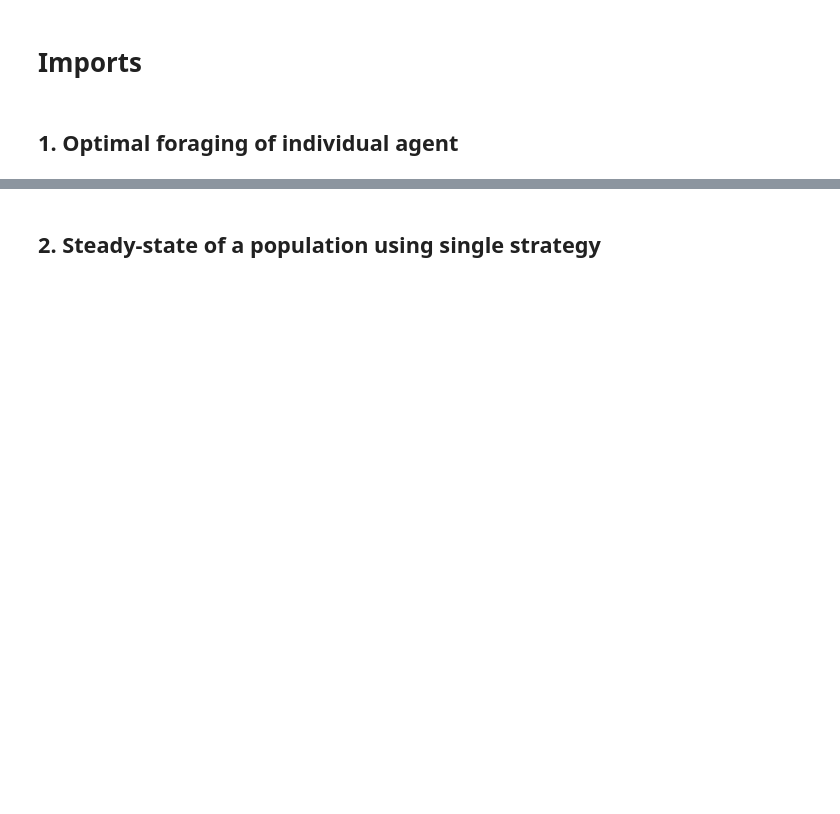
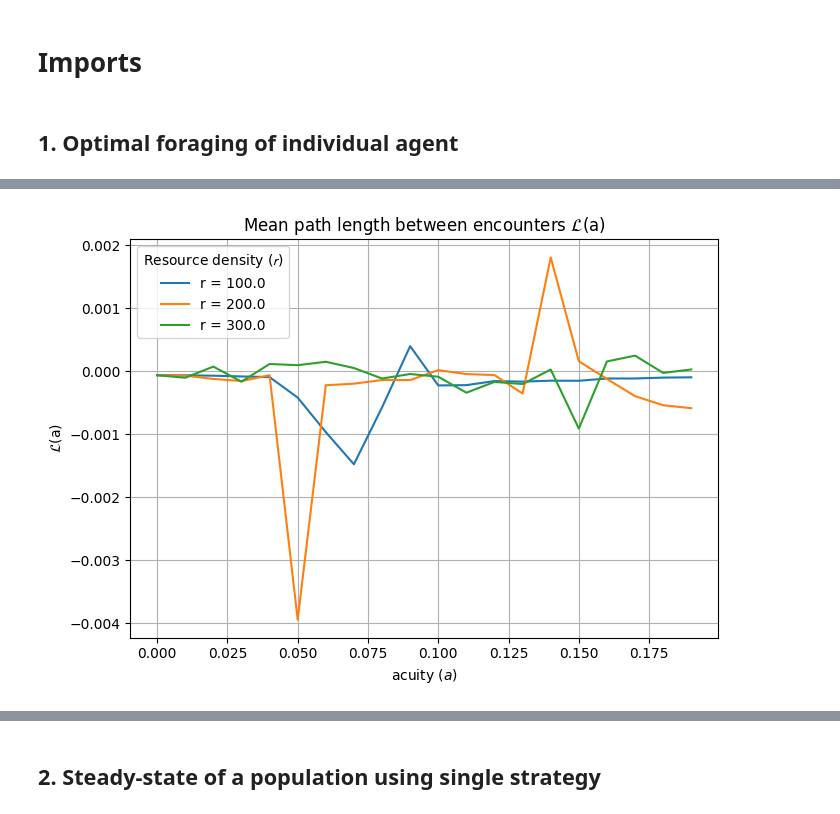
Before and after one commit to PrometheosFire/foraging-sim, a Jupyter notebook: evaluation/results.ipynb, the cells around one changed output, grey strips where cells are left out. Saved outputs shown, nothing was run; the diff lists cells and outputs as text; code cells hidden in the pictures; blank space fills up the shorter version.

```diff
--- a/evaluation/results.ipynb
+++ b/evaluation/results.ipynb
@@ -65,34 +67,30 @@ for r_value in sorted(df["resource_cap"].unique()):
 # %%
 df["C"] = c_s * df["speed"]**2 + c_a * df["acuity"]
 df["mu"] = (df["energy"] + df["C"]) / df["speed"]
 # Compute mean path length between encounters
 df["L"] = df["speed"] / df["mu"]
 
-# Compute L₀ (L at max acuity) for each resource density r
-L0_by_r = {}
+# Plot 𝓛(a) vs. acuity for each resource density r
+plt.figure(figsize=(7, 5))
 
-for r_value in sorted(df[resource_cap].unique()):
-    group = df[df["resource_cap"] == r_value]
-    max_a = group["acuity"].max()
-    L0 = group[group["acuity"] == max_a]["L"].values[0]
-    L0_by_r[r_value] = L0
+# Loop over each Rate
+for r_value in sorted(df["Rate"].unique()):
+    subset = df[df["Rate"] == r_value]
 
-# Plot 𝓛(a) vs. acuity for each resource density r
-plt.figure(figsize=(8, 6))
-sns.lineplot(data=df, x="acuity", y="L", hue="resource_cap", palette="tab10")
+    # Group by acuity and calculate mean L (if needed)
+    grouped = subset.groupby("acuity")["L"].mean().reset_index()
 
-# Add horizontal dashed lines at each L₀
-for r_value, L0 in L0_by_r.items():
-    plt.axhline(L0, linestyle="--", color="gray", linewidth=1)
+    # Plot line
+    plt.plot(grouped["acuity"], grouped["L"], label=f"r = {r_value}")
 
-# Labels and formatting
-plt.xlabel("Acuity")
-plt.ylabel("𝓛(a) = s / ν")
-plt.xlim(0, 0.2)
-plt.ylim(0, 0.1)
-plt.title("Mean path length between encounters vs. Acuity (grouped by resource density r)")
+# Labels and title
+plt.xlabel(r"acuity ($a$)")
+plt.ylabel(r"$\mathcal{L}($a$)$")
+plt.title(r"Mean path length between encounters $\mathcal{L}($a$)$")
+plt.legend(title=r"Resource density ($\mathcal{r}$)")
 plt.grid(True)
-plt.legend(title="Resource density (r)")
 plt.tight_layout()
 plt.show()
+# %% [output]
+[figure, added]
 # %%
```
Also changed, not shown: parts of 5 cells of this notebook, 2 other files.
